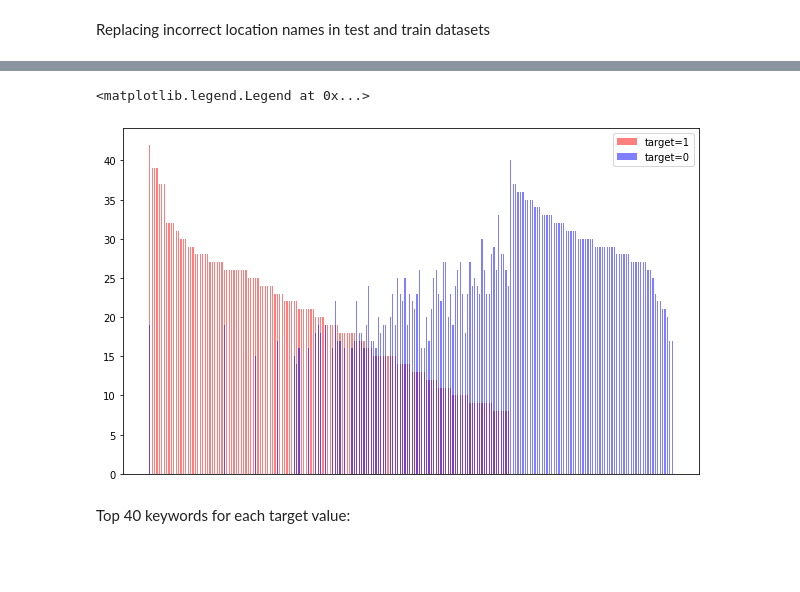
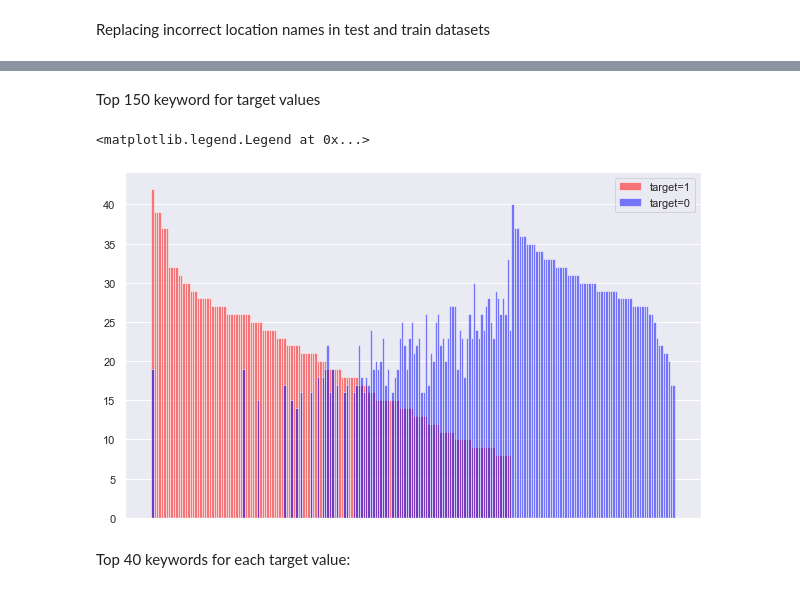
Before and after one commit to ahinski/portfolio, a Jupyter notebook: disaster_tweets.ipynb, the cells around one changed output, grey strips where cells are left out. Drawn from its saved outputs; the diff is of its cells as text; code cells hidden in the pictures; blank space fills up the shorter version.

```diff
--- a/disaster_tweets.ipynb
+++ b/disaster_tweets.ipynb
@@ -6,17 +6,23 @@ import re
 import spacy
 import nltk
 import pickle
-from nltk.tokenize import RegexpTokenizer
+import string
+import seaborn as sns
+sns.set_theme(style="darkgrid")
+
 from scipy import sparse
 
 from sklearn.naive_bayes import BernoulliNB
-from sklearn.linear_model import LogisticRegressionCV
-from sklearn.svm import SVC
+from sklearn.naive_bayes import MultinomialNB
+from sklearn.linear_model import LogisticRegression
+from sklearn.svm import LinearSVC
 from sklearn.ensemble import RandomForestClassifier
-from sklearn.ensemble import GradientBoostingClassifier
+from sklearn.ensemble import VotingClassifier
 
 from sklearn.preprocessing import OneHotEncoder
+from sklearn.preprocessing import MinMaxScaler
 
+from sklearn.model_selection import GridSearchCV
 from sklearn.model_selection import cross_val_score
 
 from sklearn.metrics import f1_score
@@ -187,22 +217,26 @@ threat                   11
 inundation               10
 radiation%20emergency     9
 Name: keyword, Length: 222, dtype: int64
+# %% [markdown]
+Top 150 keyword for target values
 # %%
 top = 150
+
+
 fig= plt.figure(figsize=(10,6))
 axes= fig.add_axes([0.1,0.1,0.8,0.8])
 plt.xticks(rotation=90)
 axes.get_xaxis().set_visible(False)
 plt.bar(train_for_plot[train_for_plot['target'] == 1]['keyword'].value_counts().index[:top],
         train_for_plot[train_for_plot['target'] == 1]['keyword'].value_counts().values[:top],
-        width=0.5, alpha=0.5, color='red', label='target=1')
+         width=1, alpha=0.5, color='red', label='target=1')
 plt.bar(train_for_plot[train_for_plot['target'] == 0]['keyword'].value_counts().index[:top],
         train_for_plot[train_for_plot['target'] == 0]['keyword'].value_counts().values[:top],
-        width=0.5, alpha=0.5, color='blue', label='target=0')
+        width=1, alpha=0.5, color='blue', label='target=0')
 plt.legend()
 # %% [output]
 <matplotlib.legend.Legend at 0x...>
-[figure, old version]
+[figure, new version]
 # %% [markdown]
 Top 40 keywords for each target value:
 # %%
```
Also changed, not shown: parts of 103 cells of this notebook, 10 other files.
